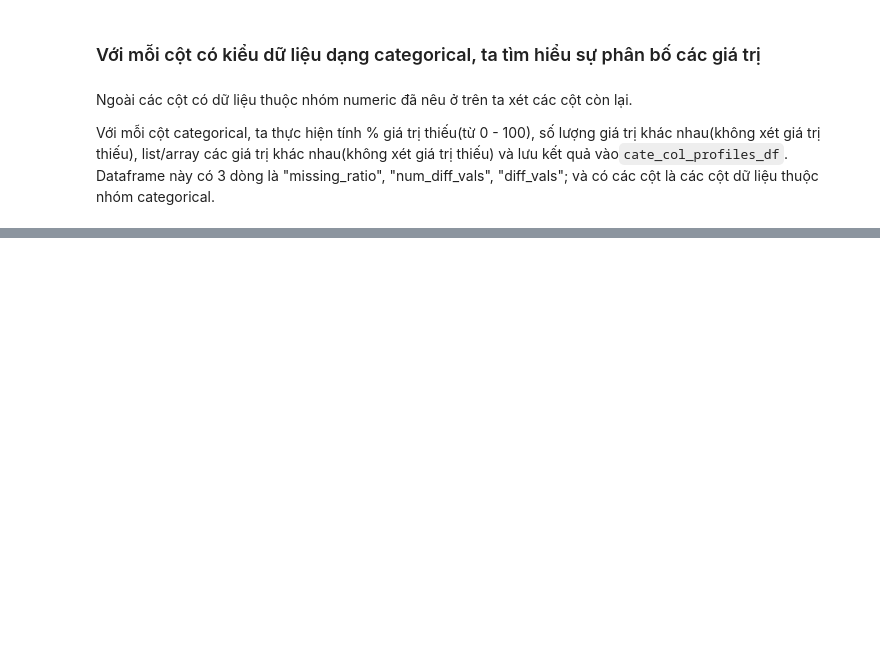
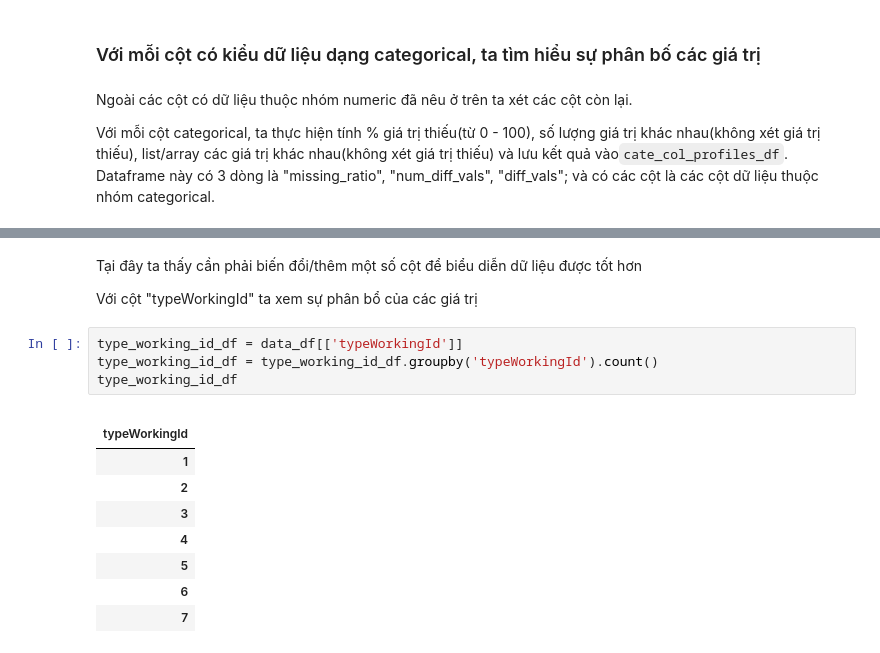
Before and after one commit to HoangPhuc0304/NMKHDL-2022, a Jupyter notebook: Data_Preprocessing.ipynb, the cells around one changed output, grey strips where cells are left out. Drawn from its saved outputs; the diff is of its cells as text; blank space fills up the shorter version.

```diff
--- a/Data_Preprocessing.ipynb
+++ b/Data_Preprocessing.ipynb
@@ -213 +320,19 @@ cate_col_profiles_df
 3 rows × 24 columns
+# %% [markdown]
+Tại đây ta thấy cần phải biến đổi/thêm một số cột để biểu diễn dữ liệu được tốt hơn
+
+Với cột "typeWorkingId" ta xem sự phân bổ của các giá trị
+# %%
+type_working_id_df = data_df[['typeWorkingId']]
+type_working_id_df = type_working_id_df.groupby('typeWorkingId').count()
+type_working_id_df
+# %% [output]
+|  |
+| typeWorkingId |
+| 1 |
+| 2 |
+| 3 |
+| 4 |
+| 5 |
+| 6 |
+| 7 |
```
Also changed, not shown: parts of 51 cells of this notebook, 3 other files.
